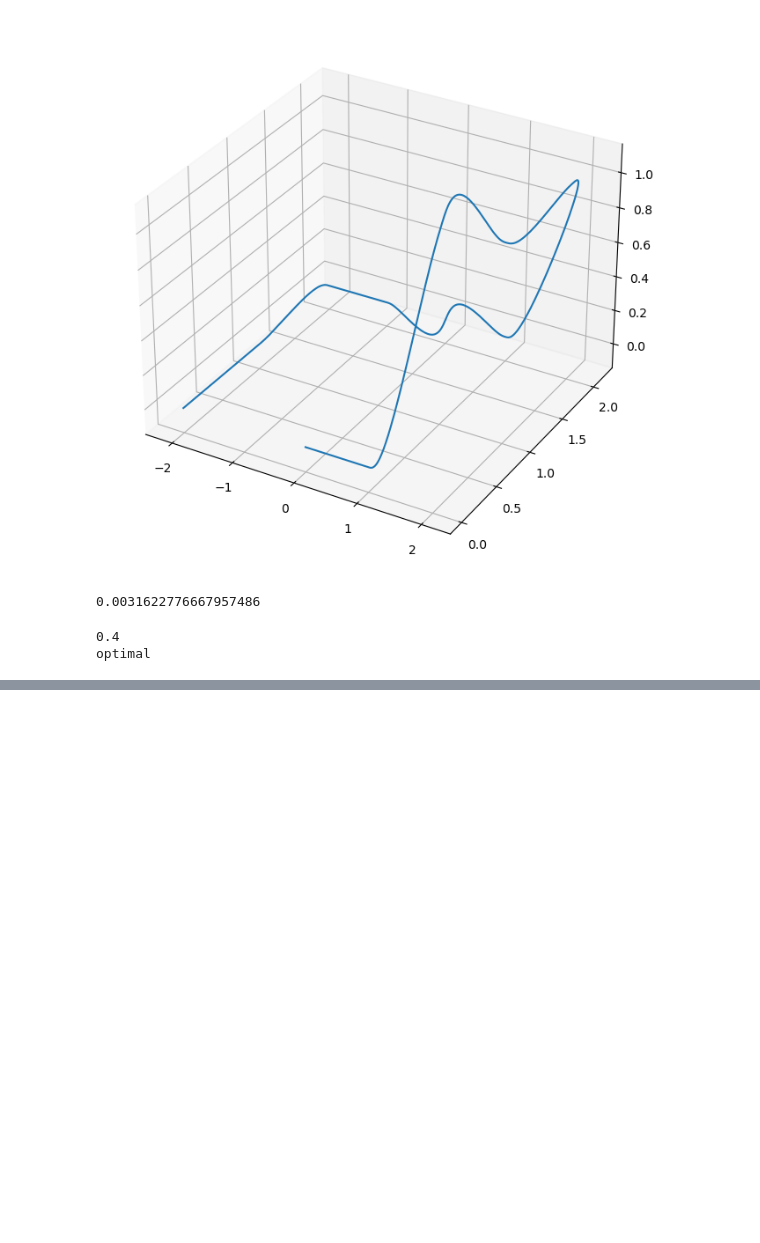
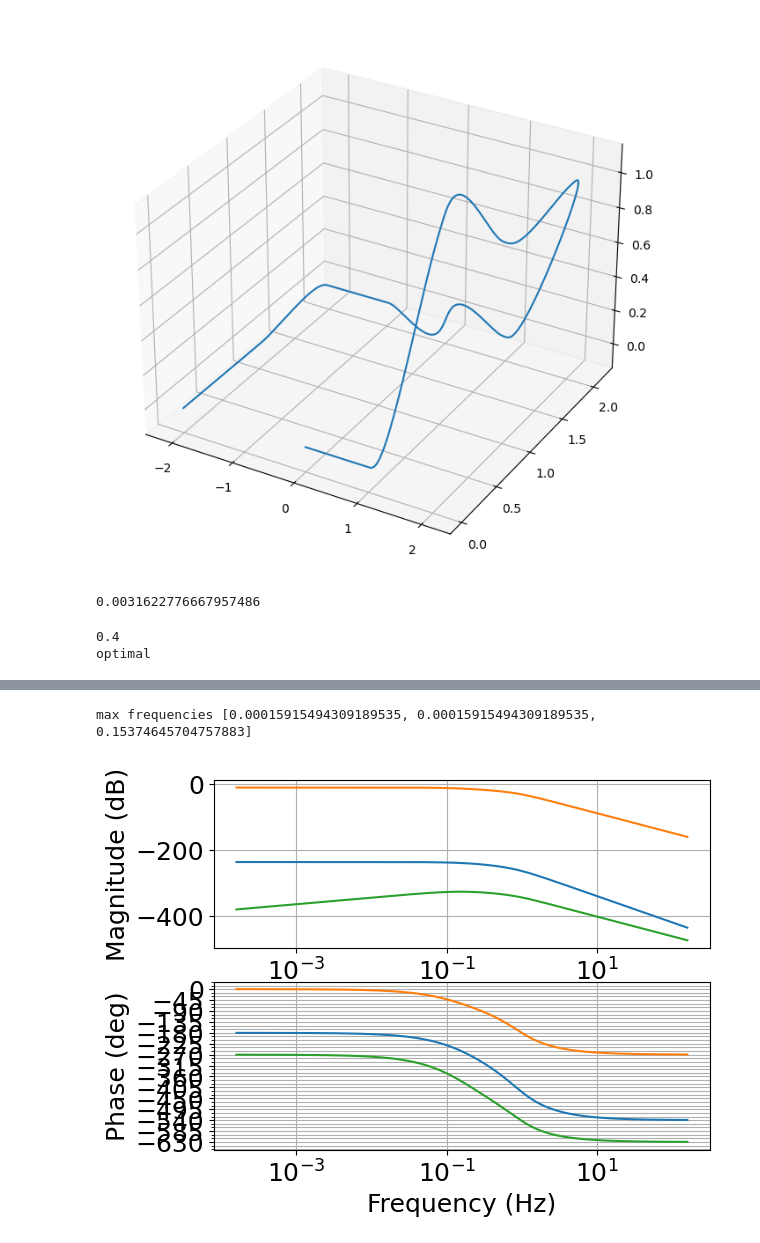
Before and after one commit to melodylylin/lie-dynamics, a Jupyter notebook: 3d_example.ipynb, the cells around one changed output, grey strips where cells are left out. Saved outputs shown, nothing was run; the diff lists cells and outputs as text; code cells hidden in the pictures; blank space fills up the shorter version.

```diff
--- a/3d_example.ipynb
+++ b/3d_example.ipynb
@@ -174,0 +176,27 @@ No artists with labels found to put in legend.  Note that artists whose label st
+# %%
+def bode_analysis():
+    B, K, _, _ = se23_solve_control(1e-10, 0, 9.8, 0, 0, 0)
+    A = -ca.DM(SE23Dcm.ad_matrix(np.array([0,0,0,0,0,9.8,0,0,0]))+SE23Dcm.adC_matrix())
+    B = np.array([[0,0,0,0], # vx
+                  [0,0,0,0], # vy
+                  [0,0,0,0], # vz
+                  [0,0,0,0], # ax
+                  [0,0,0,0], # ay
+                  [1,0,0,0], # az
+                  [0,1,0,0], # omega1
+                  [0,0,1,0], # omega2
+                  [0,0,0,1]]) # omega3 # control omega1,2,3, and az
+    s1 = control.ss(A, B, np.eye(9), np.zeros((9, 4)))
+    s2 = s1.feedback(-K)
+    G = control.ss2tf(s2)
+    mag, phase, omega = control.bode(
+        [G[0, 0], G[1, 1], G[2, 1]],
+        omega=np.logspace(-3, 3, 1000),
+        Hz=True, dB=True);
+    max_frequencies = [ omega[i][np.argmax(mag[i])]/(2*np.pi) for i in range(len(mag)) ]
+    print('max frequencies', max_frequencies)
+
+bode_analysis()
+# %% [output]
+max frequencies [0.00015915494309189535, 0.00015915494309189535, 0.15374645704757883]
+[figure, added]
```
Also changed, not shown: parts of 8 cells of this notebook, 4 other files.
